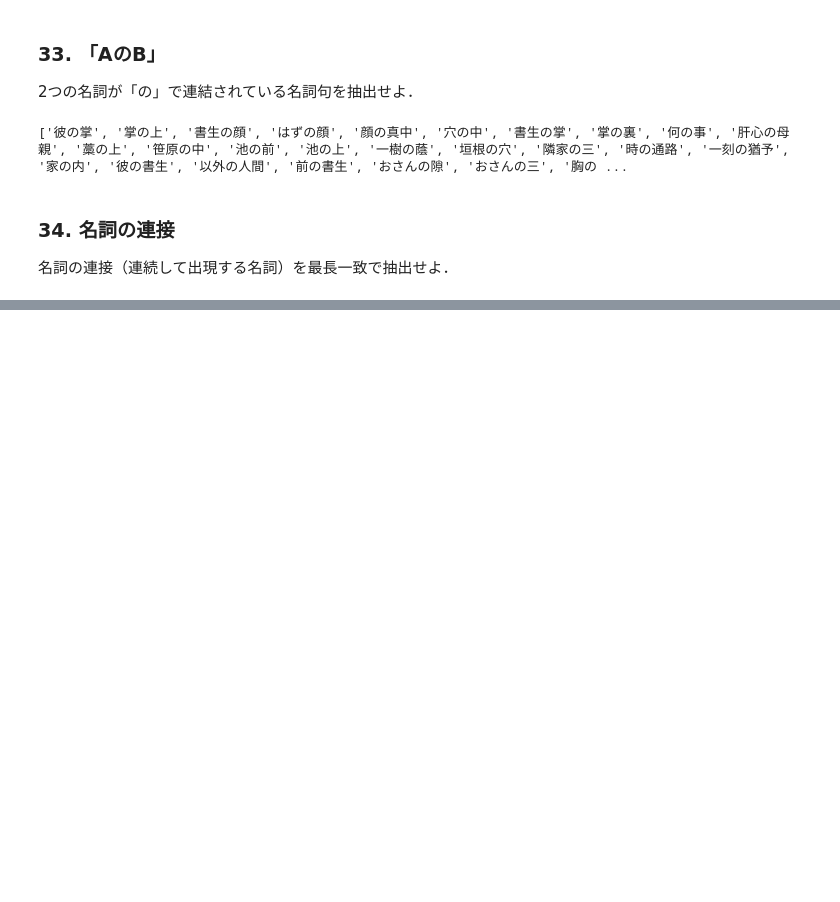
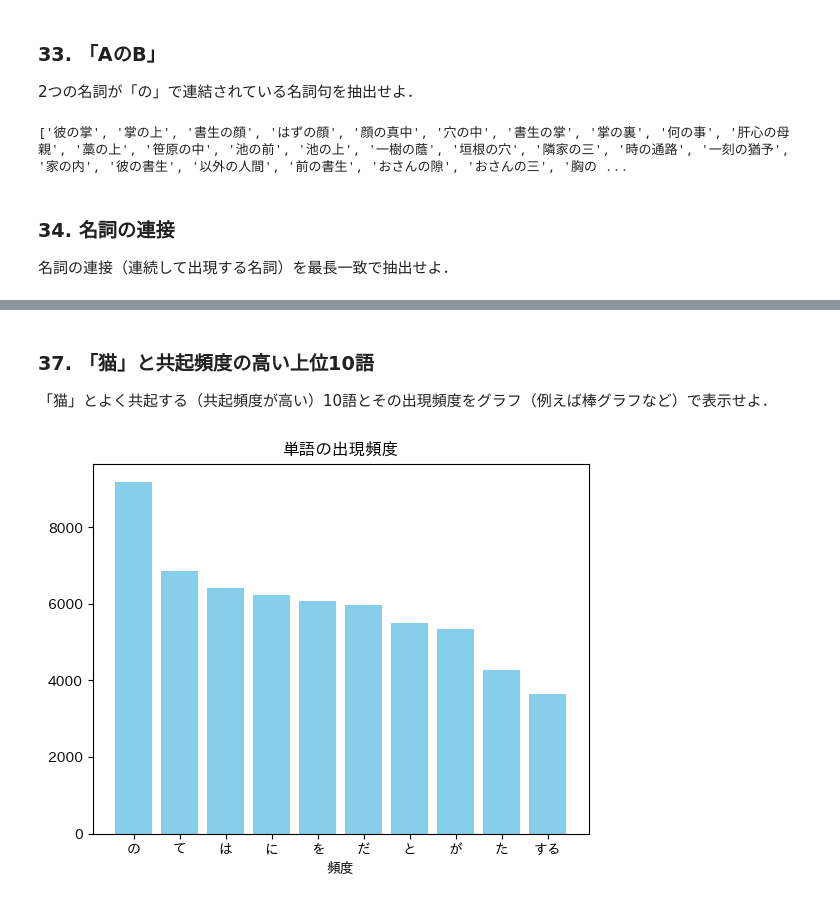
Before and after one commit to ad-sho-loko/nlp100, a Jupyter notebook: chapter4.ipynb, the cells around one changed output, grey strips where cells are left out. Drawn from its saved outputs; the diff is of its cells as text; code cells hidden in the pictures; blank space fills up the shorter version.

```diff
--- a/chapter4.ipynb
+++ b/chapter4.ipynb
@@ -110,0 +181,28 @@ print(b_of_a)
+# %% [markdown]
+###  37. 「猫」と共起頻度の高い上位10語
+「猫」とよく共起する（共起頻度が高い）10語とその出現頻度をグラフ（例えば棒グラフなど）で表示せよ．
+# %%
+import matplotlib.pyplot as plt
+import japanize_matplotlib
+
+neko_colocation = {}
+
+for sentence in sentences:
+    if '猫' in [morph['surface'] for morph in sentence]:
+        for morph in sentence:
+            if morph['pos'] != '記号':
+                if morph['base'] in neko_colocation:
+                    neko_colocation[morph['base']] += 1
+                else:
+                    neko_colocation[morph['base']] = 1
+
+del neko_colocation['猫']
+sorted_neko_colocation = sorted(neko_colocation.items(), key=lambda x: x[1], reverse=True)
+words, frequencies = zip(*sorted_word_freq[0:10])
+
+plt.bar(words, frequencies, color='skyblue')
+plt.xlabel('頻度')
+plt.title('単語の出現頻度')
+plt.show()
+# %% [output]
+[figure, added]
```
Also changed, not shown: parts of 9 cells of this notebook.
